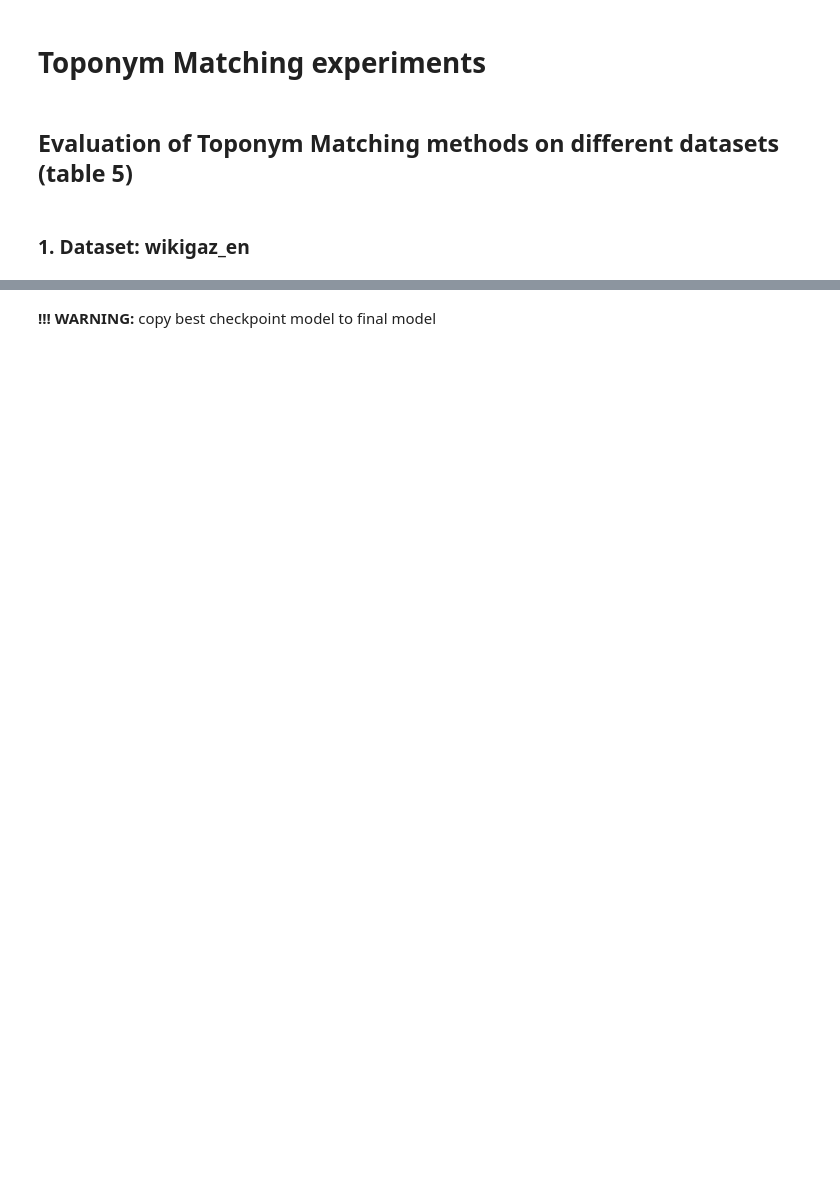
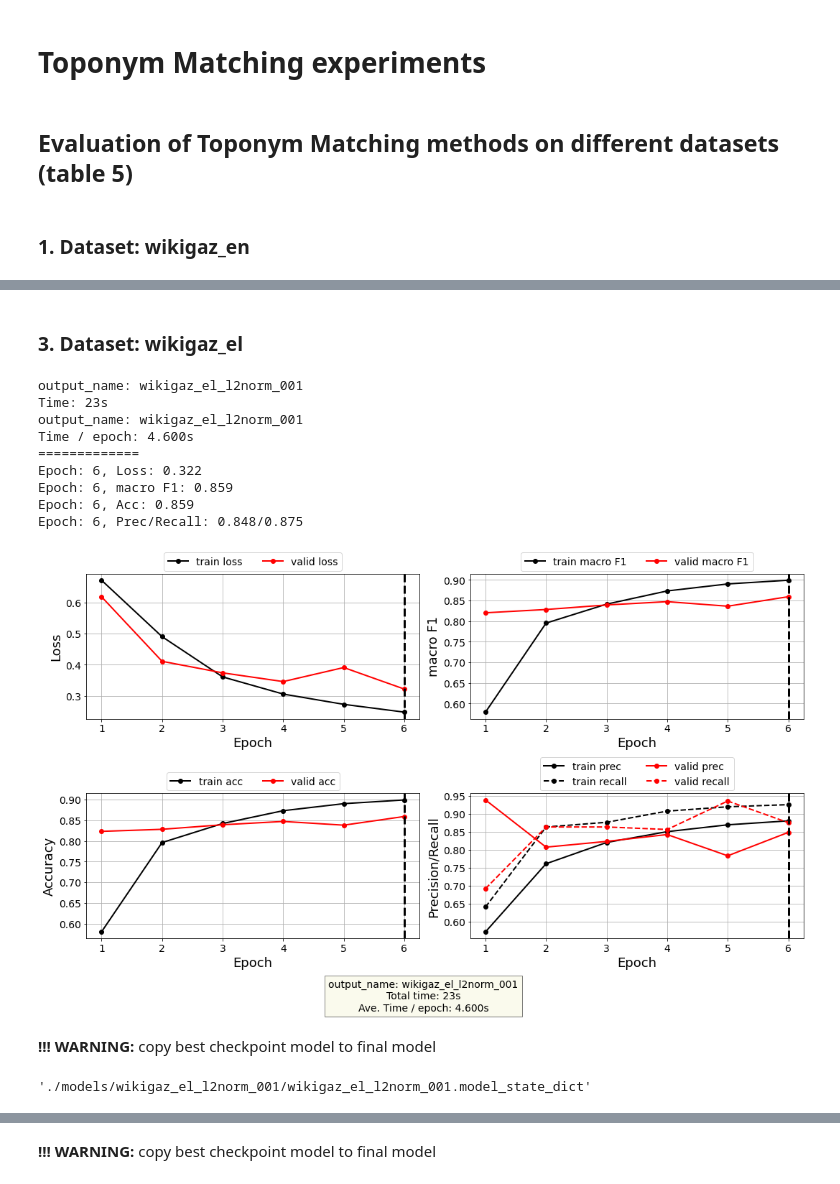
Before and after one commit to Living-with-machines/LwM_SIGSPATIAL2020_ToponymMatching, a Jupyter notebook: experiments/Toponym_Matching_Experiments.ipynb, the cells around one changed output, grey strips where cells are left out. Saved outputs shown, nothing was run; the diff lists cells and outputs as text; code cells hidden in the pictures; blank space fills up the shorter version.

```diff
--- a/experiments/Toponym_Matching_Experiments.ipynb
+++ b/experiments/Toponym_Matching_Experiments.ipynb
@@ -35,0 +105,2 @@ Epoch: 6, Prec/Recall: 0.938/0.938
+# %% [markdown]
+### 3. Dataset: wikigaz_el
@@ -35,0 +113,17 @@ Epoch: 6, Prec/Recall: 0.938/0.938
+# %%
+# plot log file
+plot_log(path2log="./models/wikigaz_el_l2norm_001/log.txt",
+         output_name="wikigaz_el_l2norm_001")
+# %% [output]
+output_name: wikigaz_el_l2norm_001
+Time: 23s
+output_name: wikigaz_el_l2norm_001
+Time / epoch: 4.600s
+=============
+Epoch: 6, Loss: 0.322
+Epoch: 6, macro F1: 0.859
+Epoch: 6, Acc: 0.859
+Epoch: 6, Prec/Recall: 0.848/0.875
+[figure, added]
+# %% [markdown]
+**!!! WARNING:** copy best checkpoint model to final model
@@ -35,0 +132,5 @@ Epoch: 6, Prec/Recall: 0.938/0.938
+# %%
+copyfile("./models/wikigaz_el_l2norm_001/" + best_checkpoint + ".model", "./models/wikigaz_el_l2norm_001/wikigaz_el_l2norm_001.model")
+copyfile("./models/wikigaz_el_l2norm_001/" + best_checkpoint + ".model_state_dict", "./models/wikigaz_el_l2norm_001/wikigaz_el_l2norm_001.model_state_dict")
+# %% [output]
+'./models/wikigaz_el_l2norm_001/wikigaz_el_l2norm_001.model_state_dict'
```
Also changed, not shown: parts of 72 cells of this notebook, 5 other files.
